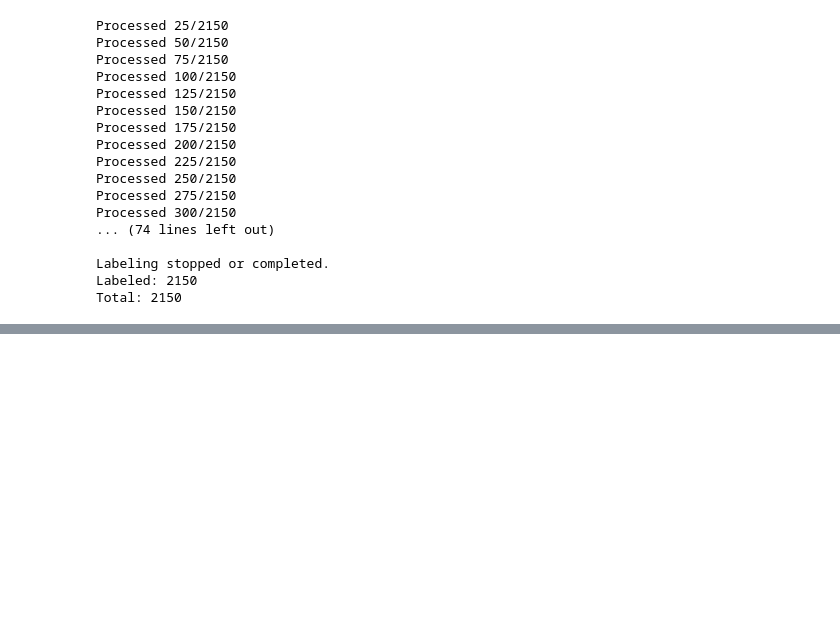
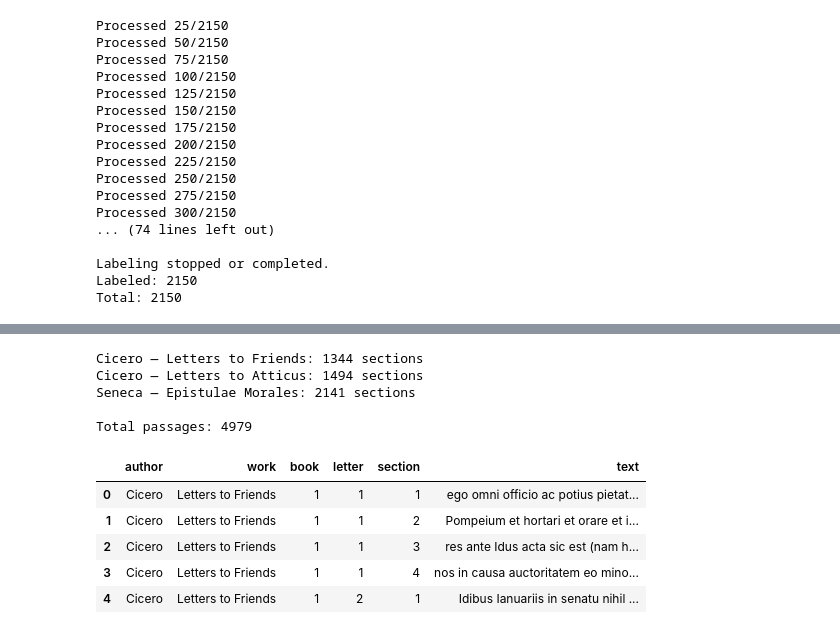
Before and after one commit to alxxjohn/Trojan-Parse-Project, a Jupyter notebook: src/pipelines/preprocessing/rw_preprocessing_pipeline_latin.ipynb, the cells around one changed output, grey strips where cells are left out. Drawn from its saved outputs; the diff is of its cells as text; code cells hidden in the pictures; blank space fills up the shorter version.

```diff
--- a/src/pipelines/preprocessing/rw_preprocessing_pipeline_latin.ipynb
+++ b/src/pipelines/preprocessing/rw_preprocessing_pipeline_latin.ipynb
@@ -418,0 +794,74 @@ Total: 2150
+# %%
+import pandas as pd
+import re
+
+def clean_latin(text):
+    return re.sub(r"\s+", " ", text).strip()
+
+def extract_letter_sections(root, info):
+    records = []
+
+    ns = {"tei": "http://www.tei-c.org/ns/1.0"}
+
+    for book in root.findall(
+        ".//tei:div[@subtype='book']", ns
+    ):
+        book_num = book.get("n")
+
+        for letter in book.findall(
+            "./tei:div[@subtype='letter']", ns
+        ):
+            letter_num = letter.get("n")
+
+            for section in letter.findall(
+                "./tei:div[@subtype='section']", ns
+            ):
+                text = clean_latin(
+                    " ".join(section.itertext())
+                )
+
+                if not text:
+                    continue
+
+                records.append({
+                    "author": info["author"],
+                    "work": info["work"],
+                    "book": book_num,
+                    "letter": letter_num,
+                    "section": section.get("n"),
+                    "text": text,
+                })
+
+    return records
+
+
+records = []
+
+for key, root in xml_roots.items():
+    extracted = extract_letter_sections(root, TARGETS[key])
+
+    print(
+        f"{TARGETS[key]['author']} — "
+        f"{TARGETS[key]['work']}: "
+        f"{len(extracted)} sections"
+    )
+
+    records.extend(extracted)
+
+letters_df = pd.DataFrame(records)
+
+print("\nTotal passages:", len(letters_df))
+
+display(letters_df.head())
+# %% [output]
+Cicero — Letters to Friends: 1344 sections
+Cicero — Letters to Atticus: 1494 sections
+Seneca — Epistulae Morales: 2141 sections
+
+Total passages: 4979
+|  | author | work | book | letter | section | text |
+| 0 | Cicero | Letters to Friends | 1 | 1 | 1 | ego omni officio ac potius pietat... |
+| 1 | Cicero | Letters to Friends | 1 | 1 | 2 | Pompeium et hortari et orare et i... |
+| 2 | Cicero | Letters to Friends | 1 | 1 | 3 | res ante Idus acta sic est (nam h... |
+| 3 | Cicero | Letters to Friends | 1 | 1 | 4 | nos in causa auctoritatem eo mino... |
+| 4 | Cicero | Letters to Friends | 1 | 2 | 1 | Idibus Ianuariis in senatu nihil ... |
```
Also changed, not shown: parts of 27 cells of this notebook, 1 other file.
